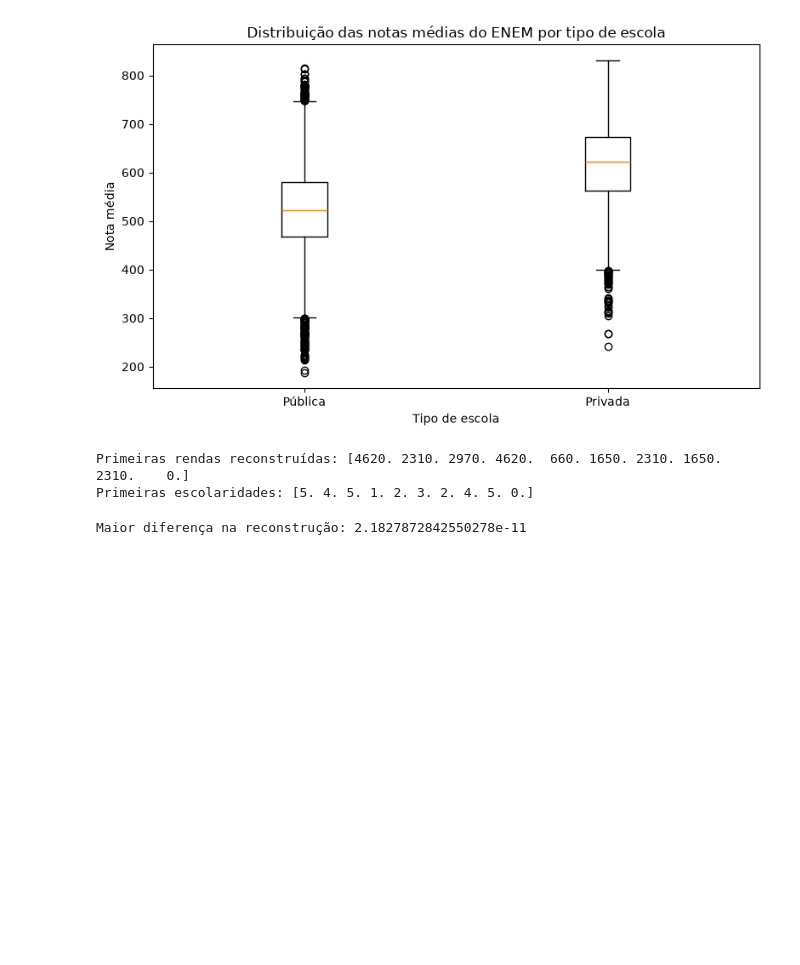
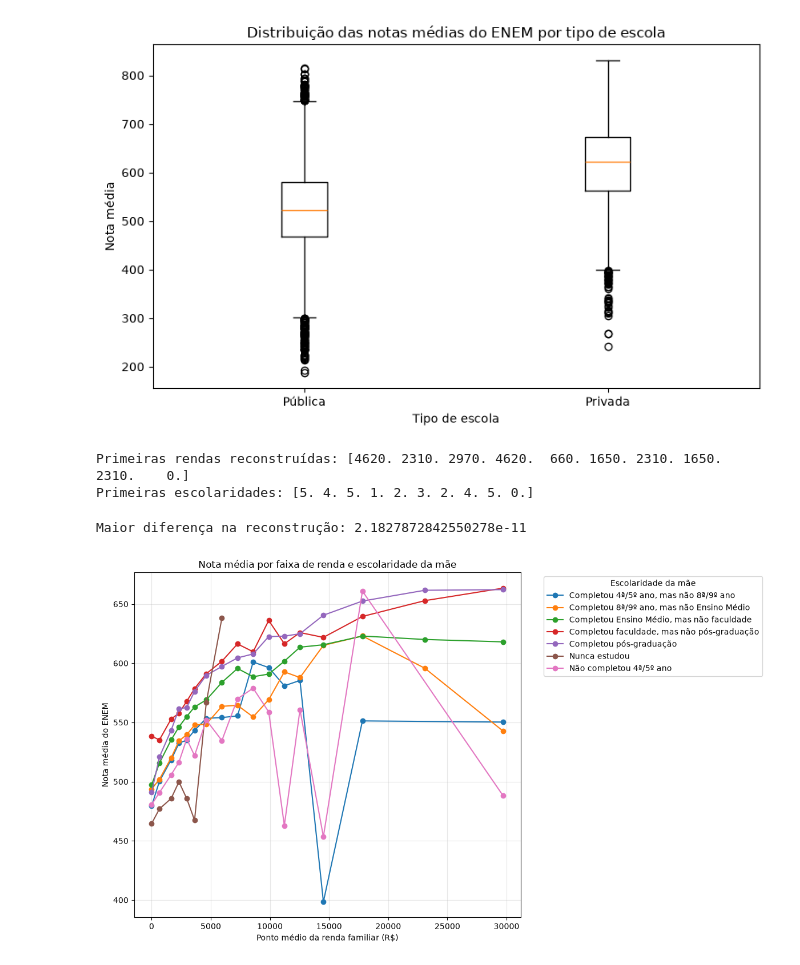
Before and after one commit to ml1-impatech/statstech-analise, a Jupyter notebook: notebooks/enem_exploration_graficos.ipynb, the cells around one changed output. Drawn from its saved outputs; the diff is of its cells as text; code cells hidden in the pictures; blank space fills up the shorter version.

Commit message:
Adicionar gráfico de notas por renda e escolaridade materna

```diff
--- a/notebooks/enem_exploration_graficos.ipynb
+++ b/notebooks/enem_exploration_graficos.ipynb
@@ -81,7 +81,42 @@ education_labels = {
 
 known_education_mask = unknown_education == 0
 
-education_rotulo = np.array([
+education_label = np.array([
     education_labels[int(value)]
     for value in education[known_education_mask]
 ])
+# %%
+plot_df = pd.DataFrame({
+    "nota_media": y[known_education_mask],
+    "renda": income_midpoint[known_education_mask],
+    "escolaridade_mae": education_label,
+})
+# %%
+group_means = (
+    plot_df
+    .groupby(["renda", "escolaridade_mae"], observed=True)["nota_media"]
+    .mean()
+    .reset_index()
+)
+# %%
+plt.figure(figsize=(12, 7))
+
+for education, group in group_means.groupby("escolaridade_mae"):
+    group = group.sort_values("renda")
+
+    plt.plot(
+        group["renda"],
+        group["nota_media"],
+        marker="o",
+        label=education,
+    )
+
+plt.xlabel("Ponto médio da renda familiar (R$)")
+plt.ylabel("Nota média do ENEM")
+plt.title("Nota média por faixa de renda e escolaridade da mãe")
+plt.legend(title="Escolaridade da mãe", bbox_to_anchor=(1.05, 1), loc="upper left")
+plt.grid(alpha=0.3)
+plt.tight_layout()
+plt.show()
+# %% [output]
+[figure, added]
```
Also changed, not shown: parts of 1 cell of this notebook.
